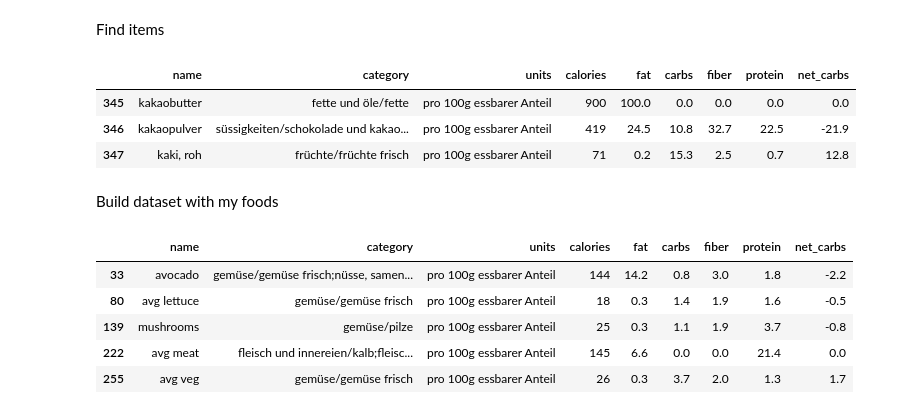
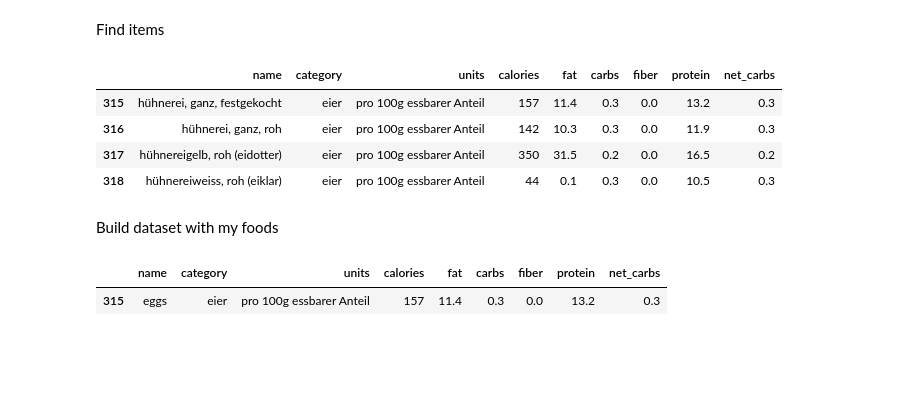
Before and after one commit to fabiangunzinger/learning, a Jupyter notebook: food-data/foods.ipynb, the cells around one changed output. Cells and saved outputs as stored; diff of their text form; code cells hidden in the pictures; blank space fills up the shorter version.

Commit message:
In the process of correcting the faulty labelling and calorie count

```diff
--- a/food-data/foods.ipynb
+++ b/food-data/foods.ipynb
@@ -81,0 +3,15 @@ foods.head()
+# %%
+import pandas as pd
+import matplotlib.pyplot as plt
+
+import engarde.decorators as ed
+
+import toolbox.toolbox as tb
+
+pd.set_option('display.max_colwidth', None)
+
+
+data = 'Schweizer-Nährwertdatenbank-V6.1.xlsx'
+
+foods = tb.read(data)
+foods.info()
@@ -82,54 +44,43 @@ foods.head()
 # %% [markdown]
 Find items
-# %%
-def find_item(item):
-    return foods[foods.name.str.contains(item)]
-
-find_item('kak')
-# %% [output]
-|  | name | category | units | calories | fat | carbs | fiber | protein | net_carbs |
-| 345 | kakaobutter | fette und öle/fette | pro 100g essbarer Anteil | 900 | 100.0 | 0.0 | 0.0 | 0.0 | 0.0 |
-| 346 | kakaopulver | süssigkeiten/schokolade und kakao... | pro 100g essbarer Anteil | 419 | 24.5 | 10.8 | 32.7 | 22.5 | -21.9 |
-| 347 | kaki, roh | früchte/früchte frisch | pro 100g essbarer Anteil | 71 | 0.2 | 15.3 | 2.5 | 0.7 | 12.8 |
+# %%
+tb.find_item(foods, 'hühnere')
+# %% [output]
+|  | name | category | units | calories | fat | carbs | fiber | protein | net_carbs |
+| 315 | hühnerei, ganz, festgekocht | eier | pro 100g essbarer Anteil | 157 | 11.4 | 0.3 | 0.0 | 13.2 | 0.3 |
+| 316 | hühnerei, ganz, roh | eier | pro 100g essbarer Anteil | 142 | 10.3 | 0.3 | 0.0 | 11.9 | 0.3 |
+| 317 | hühnereigelb, roh (eidotter) | eier | pro 100g essbarer Anteil | 350 | 31.5 | 0.2 | 0.0 | 16.5 | 0.2 |
+| 318 | hühnereiweiss, roh (eiklar) | eier | pro 100g essbarer Anteil | 44 | 0.1 | 0.3 | 0.0 | 10.5 | 0.3 |
 # %% [markdown]
 Build dataset with my foods
 # %%
 my_foods = {
     'avocado, roh': 'avocado',
-    'blattsalat (durchschnitt), roh': 'avg lettuce',
+    'blattsalat (durchschnitt), roh': 'lettuce',
     'champignon, roh': 'mushrooms',
-    'fleisch (durchschnitt exkl. innereien), roh': 'avg meat',
-    'gemüse (durchschnitt), roh': 'avg veg',
-    'hühnerei, ganz, festgekocht': 'egg',
+    'fleisch (durchschnitt exkl. innereien), roh': 'meat',
+    'gemüse (durchschnitt), roh': 'vegetables',
+    'hart- und halbhartkäse, vollfett (durchschnitt)': 'cheese',
+    'hühnerei, ganz, festgekocht': 'eggs',
     'kakaopulver': 'cocoa powder',
     'kochbutter': 'butter',
     'kokosfett': 'coconut fat',
     'kokosnuss, getrocknet (kokosrapseln, kokosflocken)': 'coconut flakes',
     'mandel': 'almond',
     'olivenöl': 'olive oil',
     'peperoni, rot, roh': 'red pepper',
     'poulet, schenkel, mit haut, gebraten (ohne zusatz von fett und salz)': 'chicken leg',
     'poulet, brust, schnitzel oder geschnetzeltes, gebraten (ohne zusatz von fett und salz)': 'chicken breast',
     'samen, kerne, nüsse (durchschnitt), ungesalzen': 'nuts and seed mix',
     'schwein, hals, steak, gebraten (ohne zusatz von fett und salz)': 'pork steak',
     'spinat, roh': 'spinach',
     'tofu': 'tofu',
 }
 
 
-def make_myfoods(data, foods):
-    df = data.copy()
-    df = df.loc[data.name.isin(foods)]
-    df['name'] = df['name'].map(foods)
-    return df
+myfoods = tb.make_myfoods(foods, my_foods)
 
-
-myfoods = make_myfoods(foods, my_foods)
-myfoods.head()
+tb.find_item(myfoods, 'egg')
 # %% [output]
 |  | name | category | units | calories | fat | carbs | fiber | protein | net_carbs |
-| 33 | avocado | gemüse/gemüse frisch;nüsse, samen... | pro 100g essbarer Anteil | 144 | 14.2 | 0.8 | 3.0 | 1.8 | -2.2 |
-| 80 | avg lettuce | gemüse/gemüse frisch | pro 100g essbarer Anteil | 18 | 0.3 | 1.4 | 1.9 | 1.6 | -0.5 |
-| 139 | mushrooms | gemüse/pilze | pro 100g essbarer Anteil | 25 | 0.3 | 1.1 | 1.9 | 3.7 | -0.8 |
-| 222 | avg meat | fleisch und innereien/kalb;fleisc... | pro 100g essbarer Anteil | 145 | 6.6 | 0.0 | 0.0 | 21.4 | 0.0 |
-| 255 | avg veg | gemüse/gemüse frisch | pro 100g essbarer Anteil | 26 | 0.3 | 3.7 | 2.0 | 1.3 | 1.7 |
+| 315 | eggs | eier | pro 100g essbarer Anteil | 157 | 11.4 | 0.3 | 0.0 | 13.2 | 0.3 |
```
Also changed, not shown: parts of 9 cells of this notebook, 3 other files.
